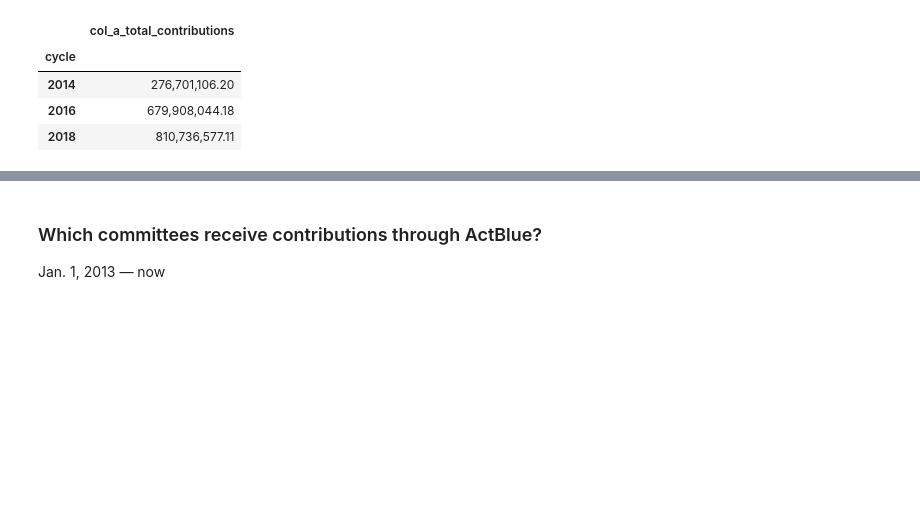
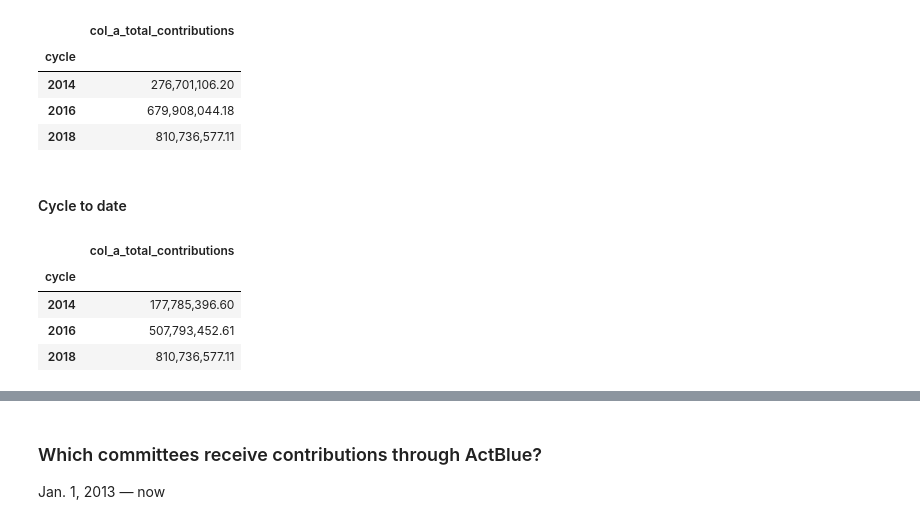
Before and after one commit to PublicI/actblue-analysis, a Jupyter notebook: analysis.ipynb, the cells around one changed output, grey strips where cells are left out. Drawn from its saved outputs; the diff is of its cells as text; code cells hidden in the pictures; blank space fills up the shorter version.

```diff
--- a/analysis.ipynb
+++ b/analysis.ipynb
@@ -440,6 +440,28 @@ contribs_by_cycle
 | 2014 | 276,701,106.20 |
 | 2016 | 679,908,044.18 |
 | 2018 | 810,736,577.11 |
+# %% [markdown]
+#### Cycle to date
+# %%
+actblue_summaries['cycle'] = actblue_summaries.coverage_through_date.dt.year.apply(cycle)
+
+actblue_summaries_to_date = actblue_summaries[((actblue_summaries['coverage_through_date'] >= '2017-01-01') &
+                                              (actblue_summaries['coverage_through_date'] <= '2018-08-31')) |
+                                              ((actblue_summaries['coverage_through_date'] >= '2015-01-01') &
+                                              (actblue_summaries['coverage_through_date'] <= '2016-08-31')) |
+                                              ((actblue_summaries['coverage_through_date'] >= '2013-01-01') &
+                                              (actblue_summaries['coverage_through_date'] <= '2014-08-31'))]
+
+contribs_by_cycle = pd.DataFrame(
+    actblue_summaries_to_date.groupby(actblue_summaries_to_date['cycle'])['col_a_total_contributions'].sum()
+)
+contribs_by_cycle
+# %% [output]
+|  | col_a_total_contributions |
+| cycle |  |
+| 2014 | 177,785,396.60 |
+| 2016 | 507,793,452.61 |
+| 2018 | 810,736,577.11 |
 # %%
 # https://scentellegher.github.io/programming/2017/05/24/pandas-bar-plot-with-formatted-dates.html
 # contribs_by_year.set_index('coverage_through_date',inplace=True)
```
Also changed, not shown: parts of 8 cells of this notebook, 5 other files.
